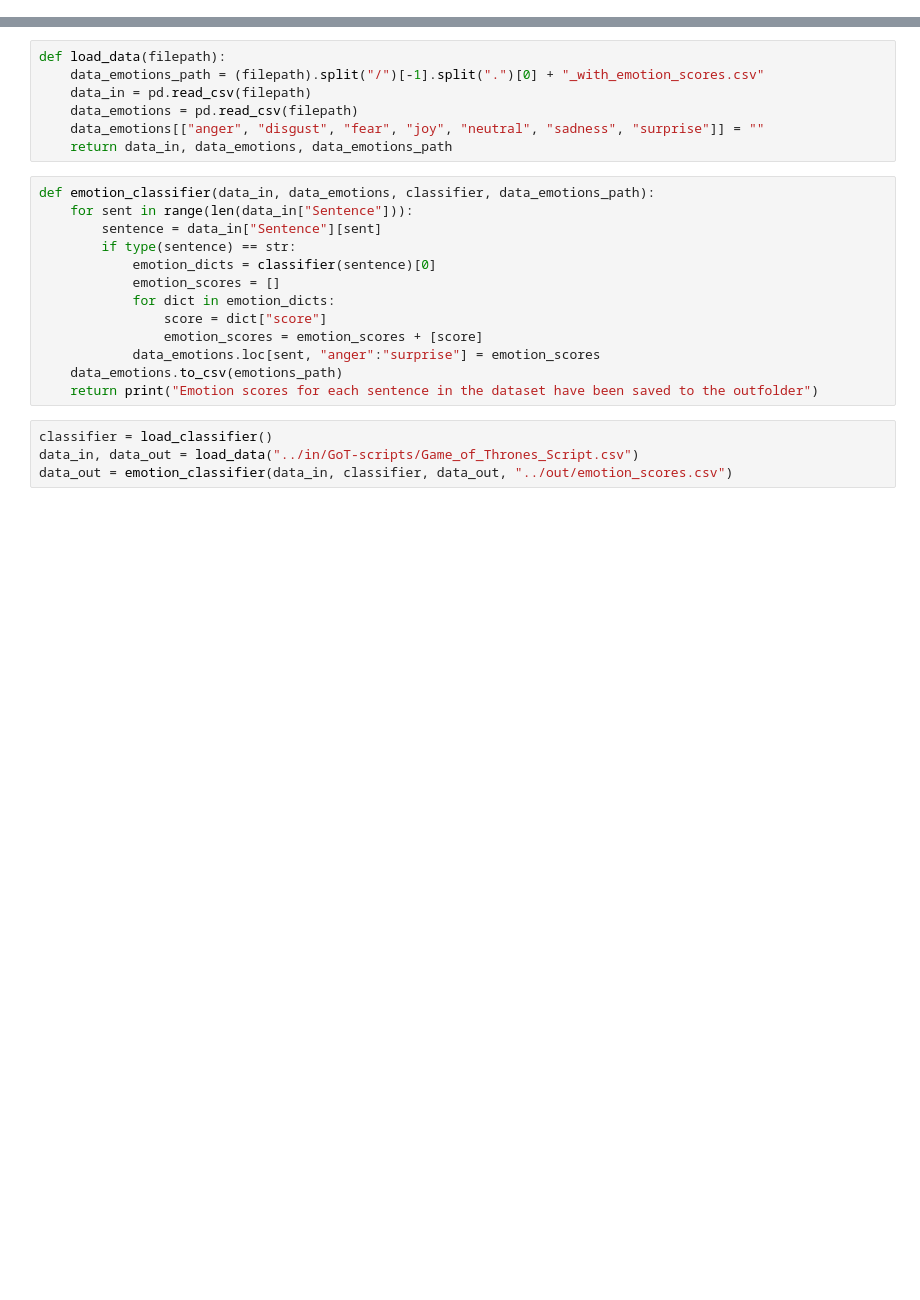
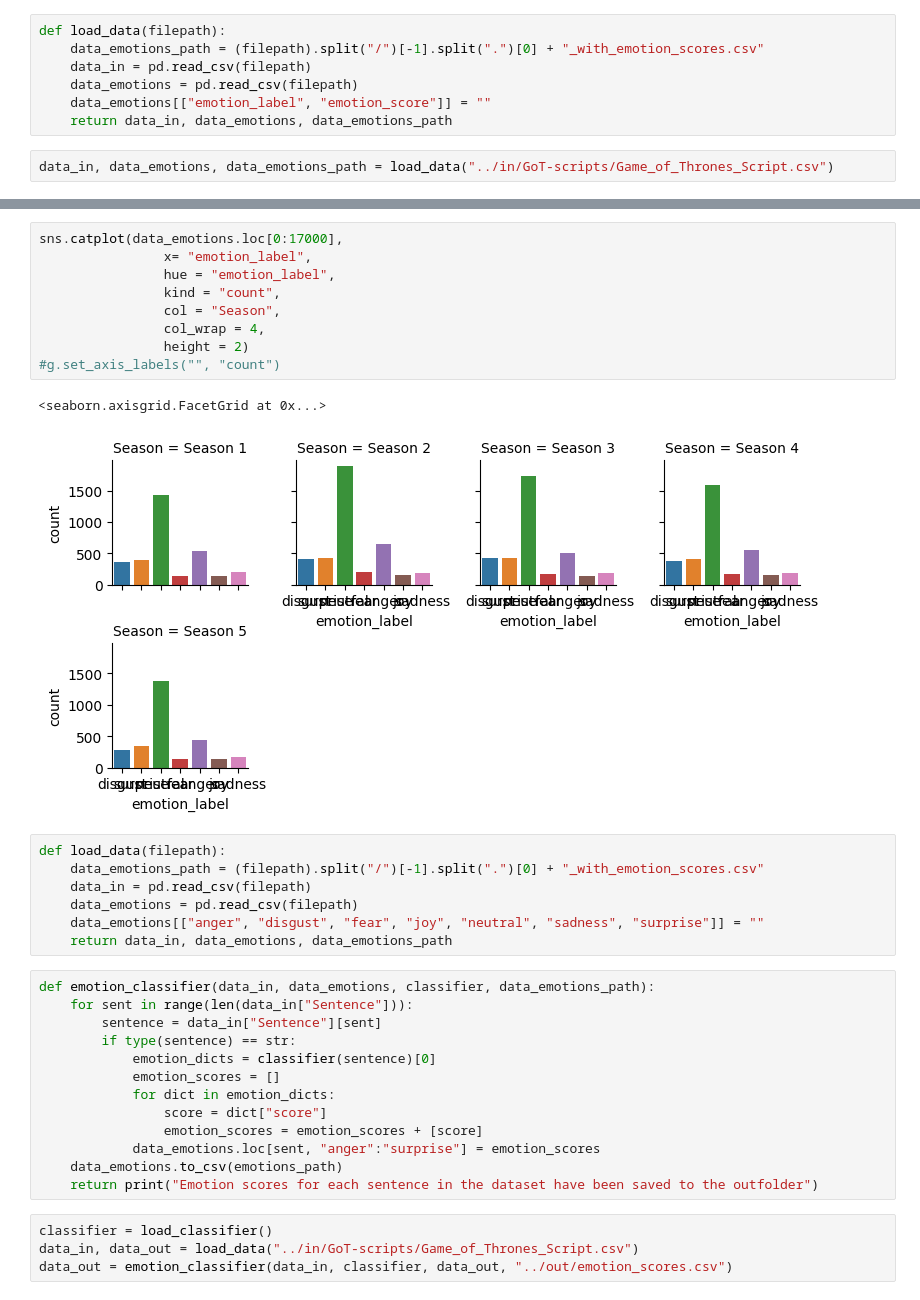
Before and after one commit to lrahbek/cds-lang-assignments, a Jupyter notebook: assignment-4/src/a4_notes.ipynb, the cells around one changed output, grey strips where cells are left out. Drawn from its saved outputs; the diff is of its cells as text; blank space fills up the shorter version.

```diff
--- a/assignment-4/src/a4_notes.ipynb
+++ b/assignment-4/src/a4_notes.ipynb
@@ -13,0 +27,9 @@ def load_classifier():
+# %%
+def load_data(filepath):
+    data_emotions_path = (filepath).split("/")[-1].split(".")[0] + "_with_emotion_scores.csv"
+    data_in = pd.read_csv(filepath)
+    data_emotions = pd.read_csv(filepath)
+    data_emotions[["emotion_label", "emotion_score"]] = ""
+    return data_in, data_emotions, data_emotions_path
+# %%
+data_in, data_emotions, data_emotions_path = load_data("../in/GoT-scripts/Game_of_Thrones_Script.csv")
@@ -14,3 +110,15 @@ def load_classifier():
+# %%
+sns.catplot(data_emotions.loc[0:17000],
+                x= "emotion_label",
+                hue = "emotion_label",
+                kind = "count",
+                col = "Season",
+                col_wrap = 4,
+                height = 2)
+#g.set_axis_labels("", "count")
+# %% [output]
+<seaborn.axisgrid.FacetGrid at 0x...>
+[figure, added]
 # %%
 def load_data(filepath):
     data_emotions_path = (filepath).split("/")[-1].split(".")[0] + "_with_emotion_scores.csv"
```
Also changed, not shown: parts of 12 cells of this notebook, 1 other file.
